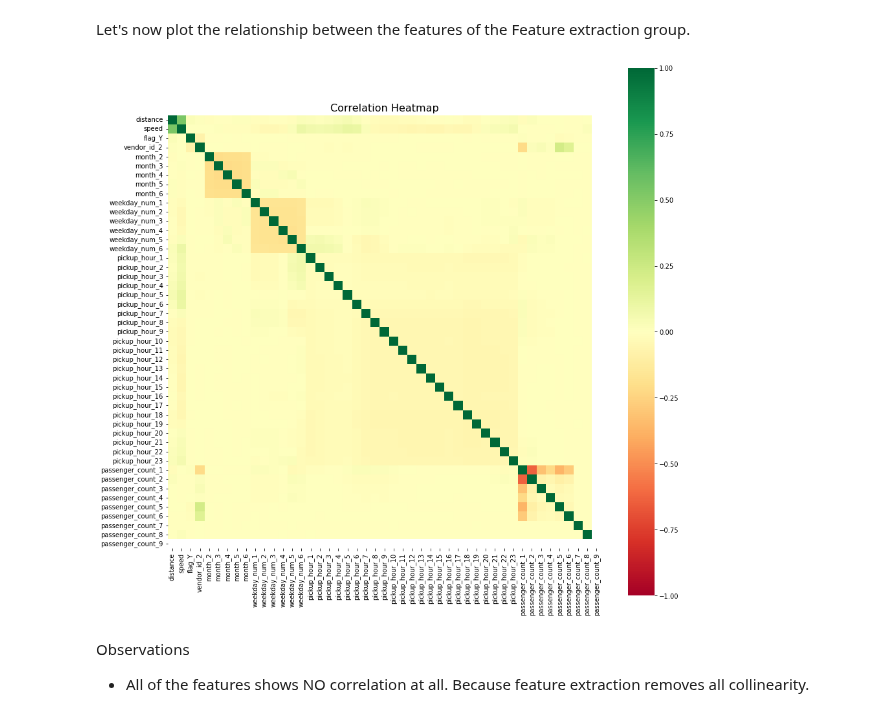
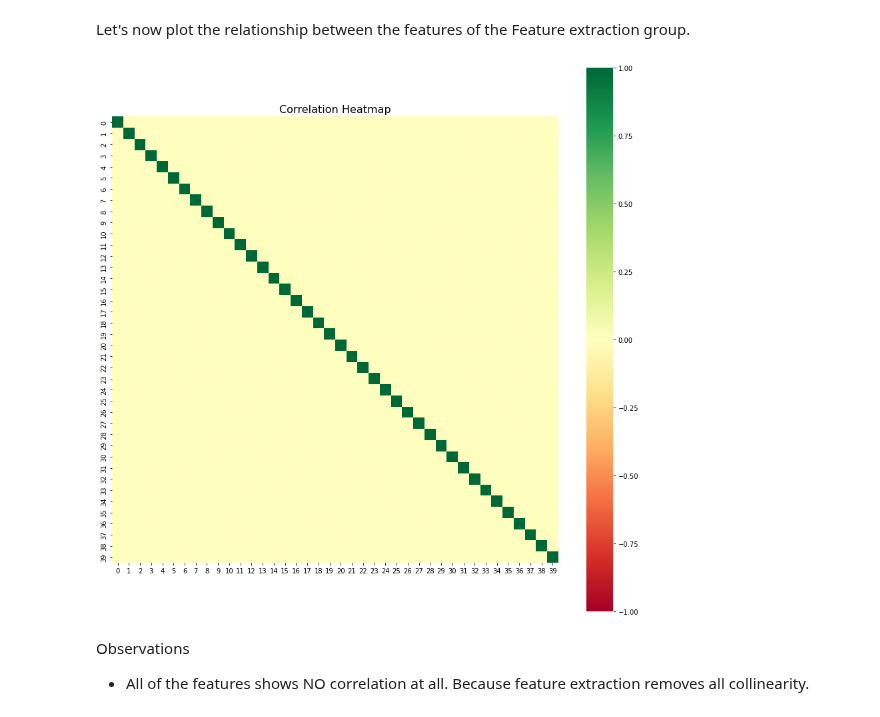
Before and after one commit to harshithgowdakc/NYC-Taxi-Data, a Jupyter notebook: NYC_Taxi_Data.ipynb, the cells around one changed output. Cells and saved outputs as stored; diff of their text form; code cells hidden in the pictures.

Commit message:
Data_model

```diff
--- a/NYC_Taxi_Data.ipynb
+++ b/NYC_Taxi_Data.ipynb
@@ -1045,28 +917,0 @@ from sklearn.feature_selection import SelectKBest
-# %%
-from sklearn.decomposition import PCA
-from sklearn.preprocessing import StandardScaler
-import numpy as np
-
-# Create some sample data
-X = np.random.rand(100, 5) # 100 samples with 5 features
-
-# Standardize the data
-scaler = StandardScaler()
-X_scaled = scaler.fit_transform(X)
-
-# Create a PCA object and fit the data
-pca = PCA(n_components=2) # Reduce to 2 components
-pca.fit(X_scaled)
-
-# Transform the data into the new space
-X_pca = pca.transform(X_scaled)
-
-# Print the explained variance ratio of each component
-print(pca.explained_variance_ratio_)
-
-# Plot the transformed data
-import matplotlib.pyplot as plt
-plt.scatter(X_pca[:, 0], X_pca[:, 1])
-plt.xlabel('PC1')
-plt.ylabel('PC2')
-plt.show()
@@ -1096,6 +1023,8 @@ We will use PCA for feature extraction i.e. Principal Component Analysis. It is
 # %% [markdown]
 Split Data
 Lets split our data first before scaling the features
+# %%
+X_train_pca, X_test_pca, y_train_pca, y_test_pca = train_test_split(X,Y, random_state=4, test_size=0.2)
 # %% [markdown]
 Scale Data
 # %% [markdown]
@@ -1103,8 +1032,8 @@ It is suggested to scale the input varibles first before applying PCA to standar
 # %%
 from sklearn.preprocessing import StandardScaler
 scaler = StandardScaler()
-X_train = scaler.fit_transform(X_train)
-X_test = scaler.transform(X_test)
+X_train_pca = scaler.fit_transform(X_train_pca)
+X_test_pca = scaler.transform(X_test_pca)
 # %% [markdown]
 **PCA application**
 # %% [markdown]
@@ -1113,5 +1072,9 @@ Let's apply PCA technique on the training features to understand how many princi
 Observation
 
 *   Here we can see that almost 40 variables are needed for capturing atleast 99% of the variance in the training dataset. Hence we will use the same set of variables.
+# %%
+pca_10 = PCA(n_components=40)
+X_train_pca = pca_10.fit_transform(X_train_pca)
+X_test_pca = pca_10.transform(X_test_pca)
 # %% [markdown]
 PCA is applied on the training and the test dataset. Our input features are now ready for the regression.
@@ -1151,13 +1114,13 @@ All in all, we have a very good pack of attributes to train our model. Let's mov
 Let's now plot the relationship between the features of the Feature extraction group.
 # %%
 plt.figure(figsize=(15,15))
-corr = pd.DataFrame(x_train).corr()
-corr.index = pd.DataFrame(x_train).columns
+corr = pd.DataFrame(X_train_pca).corr()
+corr.index = pd.DataFrame(X_train_pca).columns
 sns.heatmap(corr, cmap='RdYlGn', vmin=-1, vmax=1, square=True)
 plt.title("Correlation Heatmap", fontsize=16)
 plt.show()
 # %% [output]
-[figure, old version]
+[figure, new version]
 # %% [markdown]
 Observations
 *   All of the features shows NO correlation at all. Because feature extraction removes all collinearity.
```
Also changed, not shown: parts of 78 cells of this notebook.
